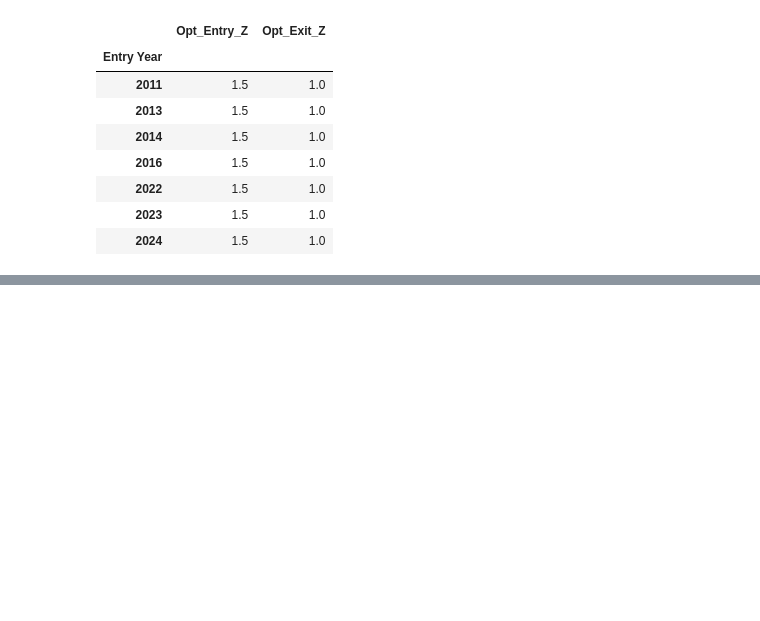
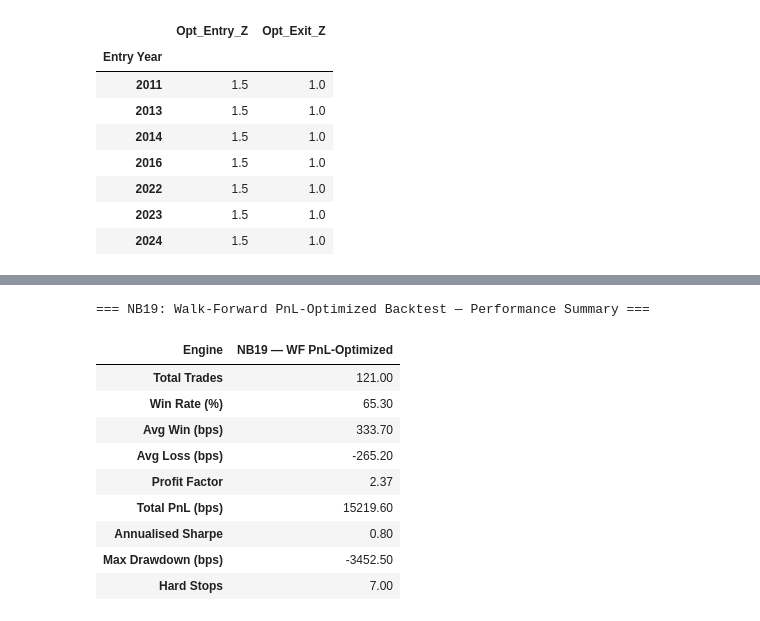
Before and after one commit to Kairav828/Cross-Country-Rates-Relative-Value-NUSInvest2526, a Jupyter notebook: NOTEBOOKS/19_parameter_tuning_backtesting.ipynb, the cells around one changed output, grey strips where cells are left out. Drawn from its saved outputs; the diff is of its cells as text; code cells hidden in the pictures; blank space fills up the shorter version.

```diff
--- a/NOTEBOOKS/19_parameter_tuning_backtesting.ipynb
+++ b/NOTEBOOKS/19_parameter_tuning_backtesting.ipynb
@@ -303,0 +352,52 @@ Adapting to the market's volatility may be superior to static rules. The model e
+# %%
+def compute_performance_summary(ledger, label="Strategy"):
+    """Compute headline performance metrics from a trade ledger."""
+    if ledger.empty:
+        return {}
+
+    pnl = ledger['Net PnL (bps)']
+    winners = pnl[pnl > 0]
+    losers  = pnl[pnl < 0]
+
+    daily = ledger.groupby('Exit Date')['Net PnL (bps)'].sum()
+    full_idx = pd.date_range(start='2010-01-01', end='2025-12-31', freq='B')
+    daily = daily.reindex(full_idx).fillna(0)
+
+    cumulative = daily.cumsum()
+    running_max = cumulative.cummax()
+    drawdown = cumulative - running_max
+    max_dd = drawdown.min()
+
+    annualised_sharpe = (daily.mean() / daily.std()) * np.sqrt(252) if daily.std() > 1e-9 else np.nan
+    profit_factor = winners.sum() / abs(losers.sum()) if len(losers) > 0 else np.inf
+
+    summary = {
+        'Engine': label,
+        'Total Trades': len(ledger),
+        'Win Rate (%)': round(len(winners) / len(ledger) * 100, 1),
+        'Avg Win (bps)': round(winners.mean(), 1) if len(winners) else 0,
+        'Avg Loss (bps)': round(losers.mean(), 1) if len(losers) else 0,
+        'Profit Factor': round(profit_factor, 2),
+        'Total PnL (bps)': round(pnl.sum(), 1),
+        'Annualised Sharpe': round(annualised_sharpe, 2),
+        'Max Drawdown (bps)': round(max_dd, 1),
+        'Hard Stops': (ledger['Exit Reason'] == 'Hard Stop').sum(),
+    }
+    return summary
+
+summary_19 = compute_performance_summary(wf_ledger, label="NB19 — WF PnL-Optimized")
+summary_df = pd.DataFrame([summary_19]).set_index('Engine')
+print("=== NB19: Walk-Forward PnL-Optimized Backtest — Performance Summary ===")
+display(summary_df.T)
+# %% [output]
+=== NB19: Walk-Forward PnL-Optimized Backtest — Performance Summary ===
+| Engine | NB19 — WF PnL-Optimized |
+| Total Trades | 121.00 |
+| Win Rate (%) | 65.30 |
+| Avg Win (bps) | 333.70 |
+| Avg Loss (bps) | -265.20 |
+| Profit Factor | 2.37 |
+| Total PnL (bps) | 15219.60 |
+| Annualised Sharpe | 0.80 |
+| Max Drawdown (bps) | -3452.50 |
+| Hard Stops | 7.00 |
```
Also changed, not shown: parts of 8 cells of this notebook, 6 other files.
